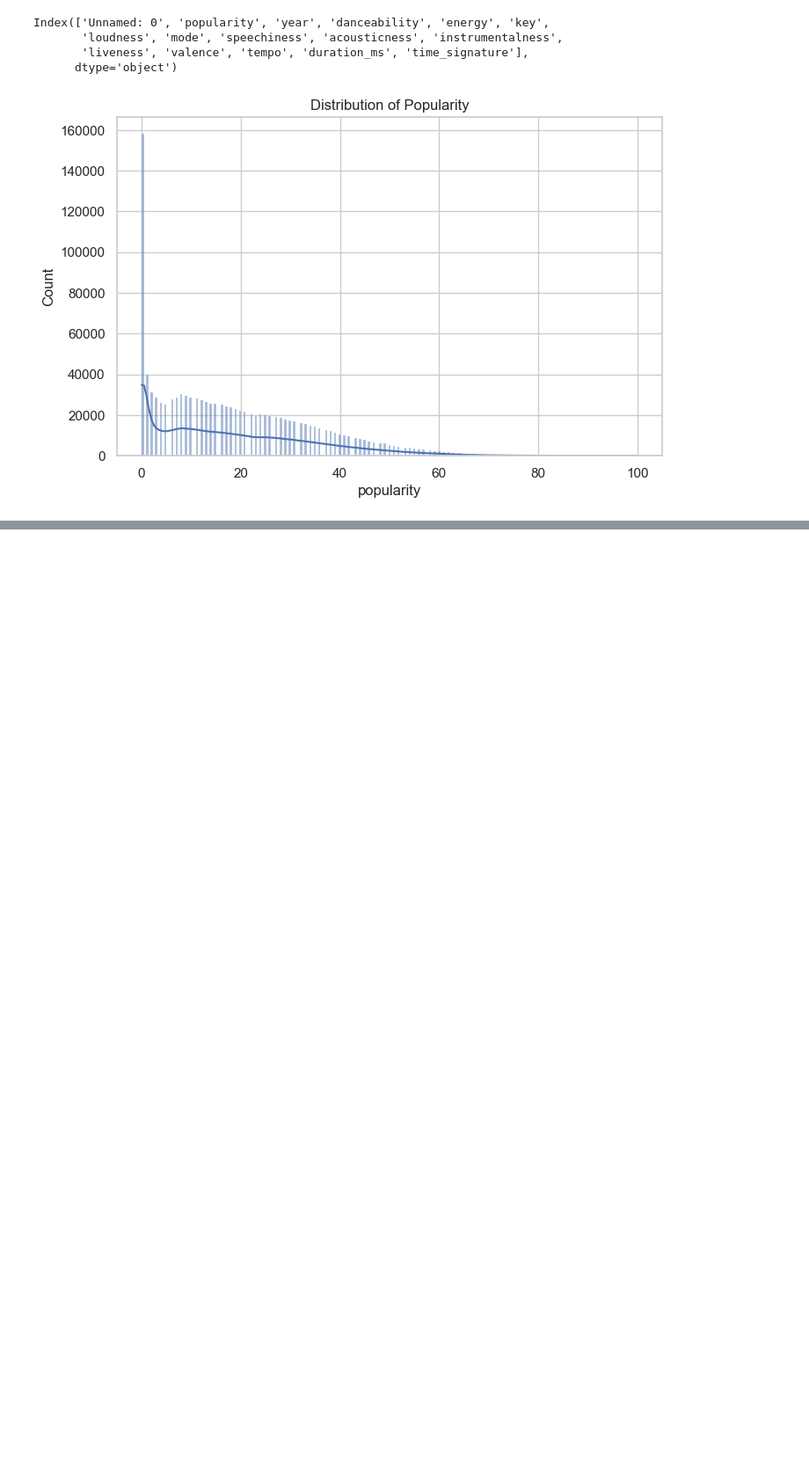
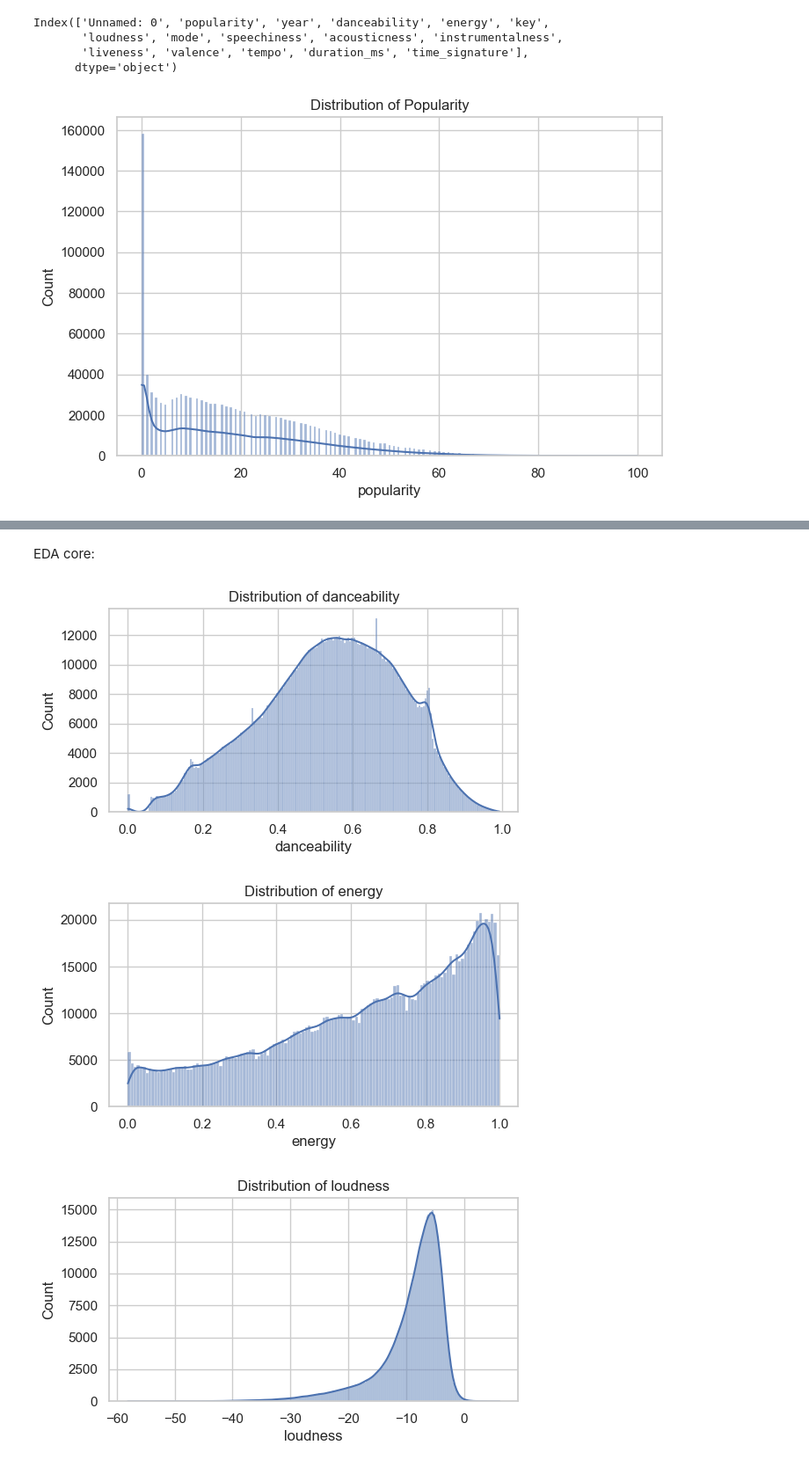
Before and after one commit to AdilkhanEEAIR/spotify_songs_research, a Jupyter notebook: notebooks/analysis.ipynb, the cells around one changed output, grey strips where cells are left out. Shown at 88% size. Drawn from its saved outputs; the diff is of its cells as text; code cells hidden in the pictures; blank space fills up the shorter version.

Commit message:
Data cleaning, dataset analysis, EDA core, boxplot columns, correlation calculating & visual genres comparing

```diff
--- a/notebooks/analysis.ipynb
+++ b/notebooks/analysis.ipynb
@@ -84,0 +87,5 @@ plt.show()
+# %%
+if 'Unnamed: 0' in df.columns:
+    df = df.drop(columns=['Unnamed: 0'])
+df = df.dropna()
+df.info()
@@ -84,0 +110,14 @@ plt.show()
+# %% [markdown]
+EDA core:
+# %%
+features = ['danceability', 'energy', 'loudness', 'speechiness', 'acousticness', 'instrumentalness', 'liveness', 'valence', 'tempo']
+
+for f in features:
+    plt.figure(figsize=(6,3))
+    sns.histplot(df[f], kde=True)
+    plt.title(f"Distribution of {f}")
+    plt.show()
+# %% [output]
+[figure, added]
+[figure, added]
+[figure, added]
```
Also changed, not shown: parts of 10 cells of this notebook.
